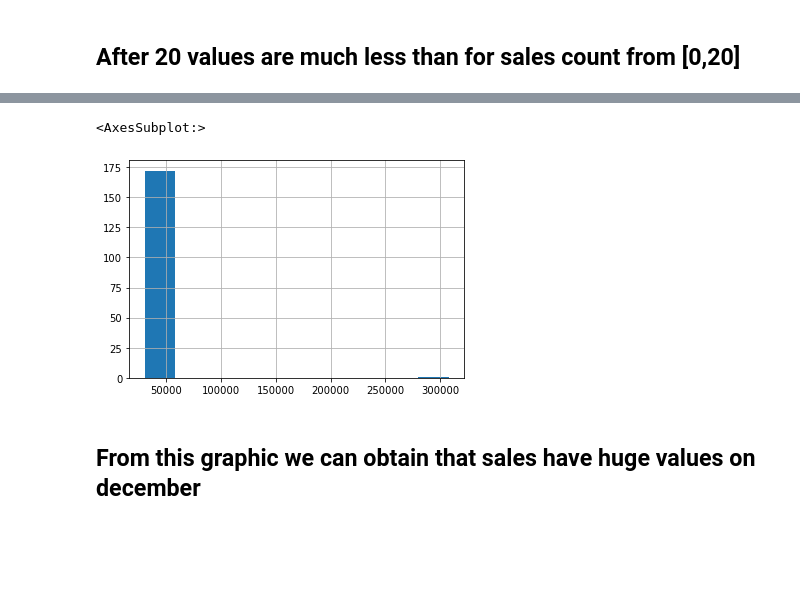
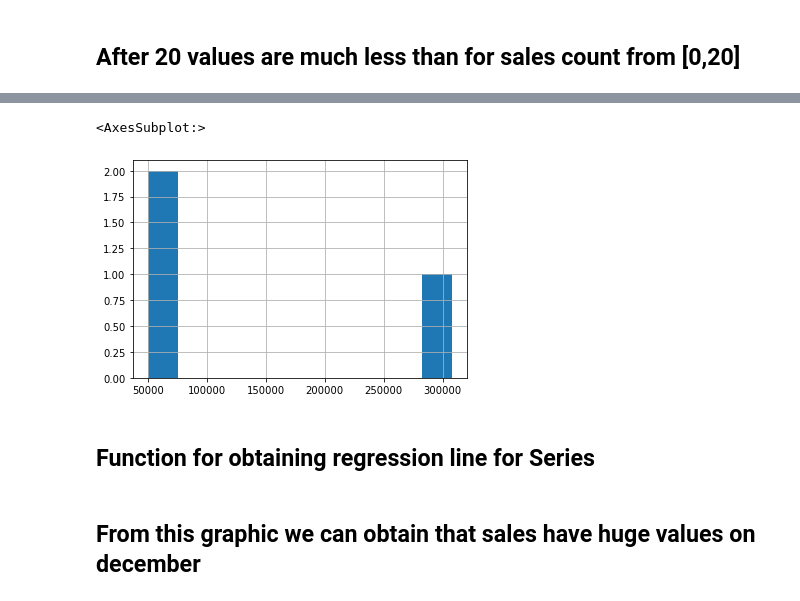
Before and after one commit to Evgeniy-2000/ML_practice_project, a Jupyter notebook: Main.ipynb, the cells around one changed output, grey strips where cells are left out. Saved outputs shown, nothing was run; the diff lists cells and outputs as text; code cells hidden in the pictures; blank space fills up the shorter version.

```diff
--- a/Main.ipynb
+++ b/Main.ipynb
@@ -143,3 +144,7 @@ train_grouped_by_month['item_cnt_month'].hist()
 # %% [output]
 <AxesSubplot:>
 [figure]
+# %%
+train_grouped_by_month['item_cnt_month_log'] = np.log(1 + np.log(1 + np.log(1 + train_grouped_by_month['item_cnt_month'])))
+#train_grouped_by_month.query('item_cnt_month > 250')['item_cnt_month'].hist()
+train_grouped_by_month['item_cnt_month_log'].hist()
@@ -160,11 +163,13 @@ dtype: int64
 # %%
-train_grouped_by_month.query('item_price > 30000 and item_price < 350000')['item_price'].hist()
+train_grouped_by_month.query('item_price > 45000 and item_price < 350000')['item_price'].hist()
 # %% [output]
 <AxesSubplot:>
-[figure, old version]
+[figure, new version]
 # %%
 # remove outliers. We delete values less then 21, because final answer values have to belongs to range [0,20]
 #train_grouped_by_month = train_grouped_by_month.query('item_cnt_month >= 0 and item_cnt_month <= 20')
 # %%
 # calculate correlation matrix
 #sns.heatmap(train_grouped_by_month.drop(['shop_id', 'item_id'], axis=1).corr())
+# %% [markdown]
+## Function for obtaining regression line for Series
```
Also changed, not shown: parts of 31 cells of this notebook.
